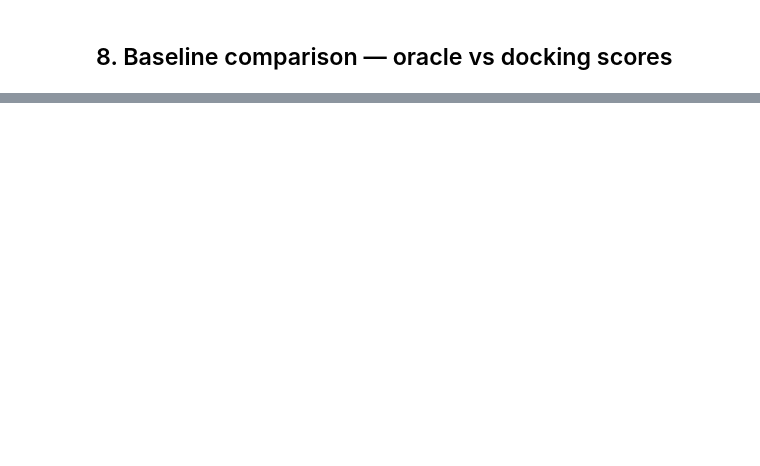
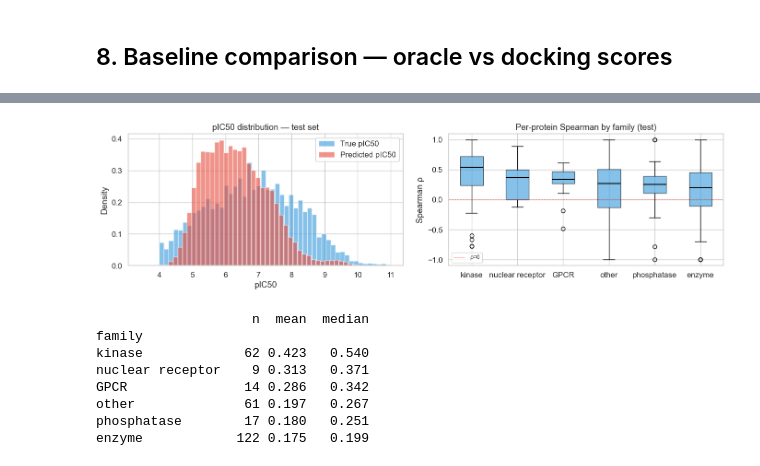
Before and after one commit to valbad/sair-ic50-oracle, a Jupyter notebook: notebooks/02_model_evaluation.ipynb, the cells around one changed output, grey strips where cells are left out. Drawn from its saved outputs; the diff is of its cells as text; code cells hidden in the pictures; blank space fills up the shorter version.

```diff
--- a/notebooks/02_model_evaluation.ipynb
+++ b/notebooks/02_model_evaluation.ipynb
@@ -340,0 +337,49 @@ print(f'True range: [{holdout["pIC50"].min():.2f}, {holdout["pIC50"].max():.2f}]
+# %%
+# ── Part 1: calibration — true vs predicted pIC50 distribution ────────────────
+fig, axes = plt.subplots(1, 2, figsize=(14, 4))
+
+ax = axes[0]
+ax.hist(test_df['pIC50'],      bins=50, alpha=0.6, label='True pIC50',
+        color='#3498db', edgecolor='white', density=True)
+ax.hist(test_df['pred_pIC50'], bins=50, alpha=0.6, label='Predicted pIC50',
+        color='#e74c3c', edgecolor='white', density=True)
+ax.set_title('pIC50 distribution — test set')
+ax.set_xlabel('pIC50')
+ax.set_ylabel('Density')
+ax.legend()
+
+# ── Part 2: per-family per-protein Spearman ───────────────────────────────────
+test_pp_clean = test_pp.dropna(subset=['spearman'])
+family_order  = (test_pp_clean.groupby('family')['spearman']
+                 .median().sort_values(ascending=False).index.tolist())
+
+ax = axes[1]
+ax.boxplot(
+    [test_pp_clean[test_pp_clean['family'] == f]['spearman'].values for f in family_order],
+    labels=family_order, patch_artist=True,
+    boxprops=dict(facecolor='#3498db', alpha=0.6),
+    medianprops=dict(color='black', linewidth=1.5),
+)
+ax.axhline(0, color='red', linestyle='--', linewidth=0.8, alpha=0.6, label='ρ=0')
+ax.set_title('Per-protein Spearman by family (test)')
+ax.set_ylabel('Spearman ρ')
+ax.legend(fontsize=9)
+
+plt.tight_layout()
+plt.savefig('../checkpoints/generalisation_calibration.png', dpi=150, bbox_inches='tight')
+plt.show()
+
+family_summary = (test_pp_clean.groupby('family')['spearman']
+                  .agg(n='count', mean='mean', median='median')
+                  .sort_values('median', ascending=False))
+print(family_summary.to_string(float_format='{:.3f}'.format))
+# %% [output]
+[figure, added]
+                    n  mean  median
+family
+kinase             62 0.423   0.540
+nuclear receptor    9 0.313   0.371
+GPCR               14 0.286   0.342
+other              61 0.197   0.267
+phosphatase        17 0.180   0.251
+enzyme            122 0.175   0.199
```
Also changed, not shown: parts of 15 cells of this notebook, 2 other files.
